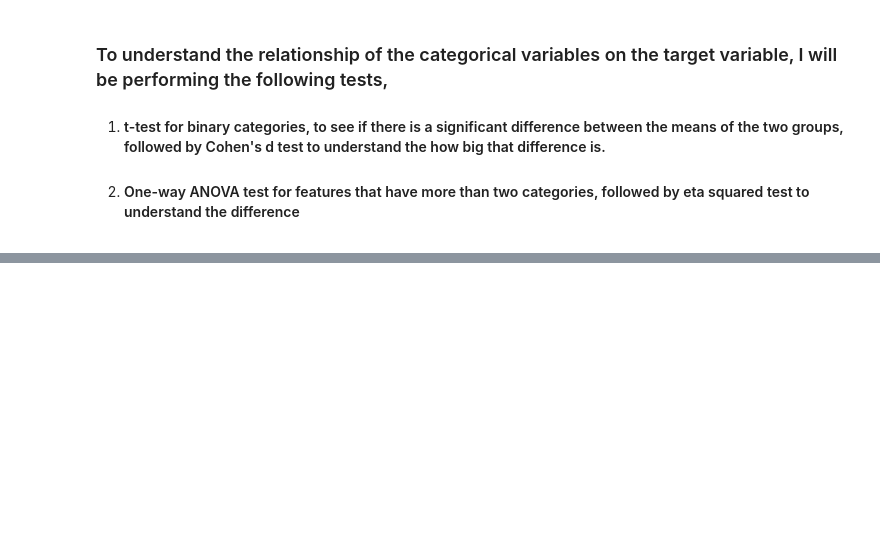
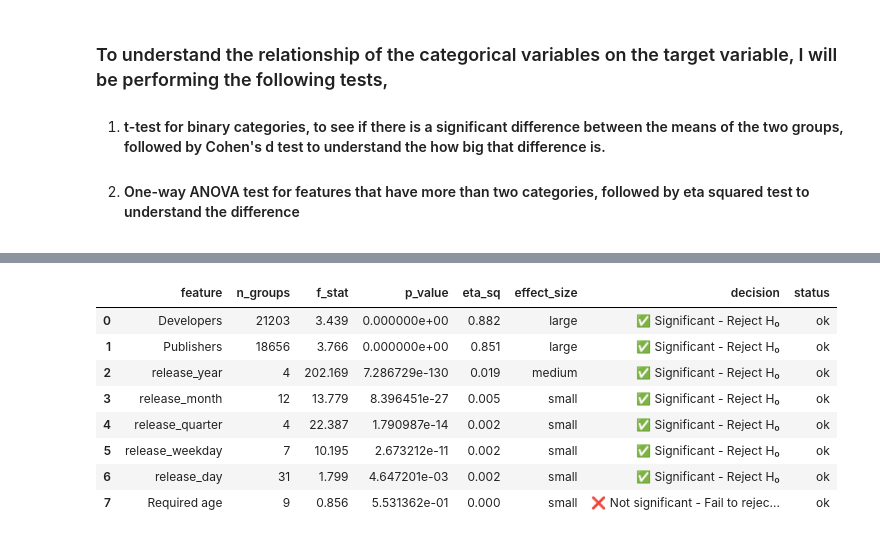
Before and after one commit to faraz1272/steam-discount-forecast, a Jupyter notebook: notebooks/model_building_experimentation.ipynb, the cells around one changed output, grey strips where cells are left out. Saved outputs shown, nothing was run; the diff lists cells and outputs as text; code cells hidden in the pictures; blank space fills up the shorter version.

```diff
--- a/notebooks/model_building_experimentation.ipynb
+++ b/notebooks/model_building_experimentation.ipynb
@@ -965,0 +1024,78 @@ record_df
+# %%
+def anova_categorical_features(df, features, target="days_to_first_sale", min_groups=3, max_groups=22000):
+    """
+    Runs one-way ANOVA for categorical features with more than 2 groups.
+    Also computes eta squared (effect size).
+    Adds a 'decision' column for significance.
+    """
+    rows = []
+    for feat in features:
+        s = df[[feat, target]].dropna()
+        groups = s[feat].unique()
+        ngroups = len(groups)
+
+        # only test features with 3–20 distinct groups
+        if ngroups < min_groups or ngroups > max_groups:
+            rows.append({
+                "feature": feat,
+                "n_groups": ngroups,
+                "status": f"skipped: {ngroups} groups"
+            })
+            continue
+
+        # collect samples
+        group_samples = [s.loc[s[feat] == g, target].values for g in groups]
+
+        # run ANOVA
+        f_stat, p_val = f_oneway(*group_samples)
+
+        # compute eta squared
+        grand_mean = s[target].mean()
+        ss_between = sum(len(g) * (g.mean() - grand_mean)**2 for g in group_samples)
+        ss_total = sum((s[target] - grand_mean)**2)
+        eta_sq = ss_between / ss_total if ss_total > 0 else np.nan
+
+        # interpret effect size
+        if pd.isna(eta_sq):
+            effect_label = "n/a"
+        elif eta_sq < 0.01:
+            effect_label = "small"
+        elif eta_sq < 0.06:
+            effect_label = "medium"
+        else:
+            effect_label = "large"
+
+        # add decision column
+        decision = "✅ Significant - Reject H₀" if p_val < 0.05 else "❌ Not significant - Fail to reject H₀"
+
+        rows.append({
+            "feature": feat,
+            "n_groups": ngroups,
+            "f_stat": round(f_stat, 3),
+            "p_value": p_val,
+            "eta_sq": round(eta_sq, 3) if pd.notna(eta_sq) else np.nan,
+            "effect_size": effect_label,
+            "decision": decision,
+            "status": "ok"
+        })
+
+    out = pd.DataFrame(rows)
+    ok_mask = out["status"].eq("ok")
+    out_ok = out[ok_mask].sort_values(["p_value", "eta_sq"], ascending=[True, False])
+    out_bad = out[~ok_mask]
+    return pd.concat([out_ok, out_bad], ignore_index=True)
+
+# Example run
+multi_feats = ["Developers", "Publishers", "Required age", "release_year", "release_month", "release_day", "release_quarter", "release_weekday"]
+anova_results = anova_categorical_features(df_merged, multi_feats, target="days_to_first_sale")
+anova_results
+# %% [output]
+|  | feature | n_groups | f_stat | p_value | eta_sq | effect_size | decision | status |
+| 0 | Developers | 21203 | 3.439 | 0.000000e+00 | 0.882 | large | ✅ Significant - Reject H₀ | ok |
+| 1 | Publishers | 18656 | 3.766 | 0.000000e+00 | 0.851 | large | ✅ Significant - Reject H₀ | ok |
+| 2 | release_year | 4 | 202.169 | 7.286729e-130 | 0.019 | medium | ✅ Significant - Reject H₀ | ok |
+| 3 | release_month | 12 | 13.779 | 8.396451e-27 | 0.005 | small | ✅ Significant - Reject H₀ | ok |
+| 4 | release_quarter | 4 | 22.387 | 1.790987e-14 | 0.002 | small | ✅ Significant - Reject H₀ | ok |
+| 5 | release_weekday | 7 | 10.195 | 2.673212e-11 | 0.002 | small | ✅ Significant - Reject H₀ | ok |
+| 6 | release_day | 31 | 1.799 | 4.647201e-03 | 0.002 | small | ✅ Significant - Reject H₀ | ok |
+| 7 | Required age | 9 | 0.856 | 5.531362e-01 | 0.000 | small | ❌ Not significant - Fail to rejec... | ok |
```
Also changed, not shown: parts of 7 cells of this notebook.
